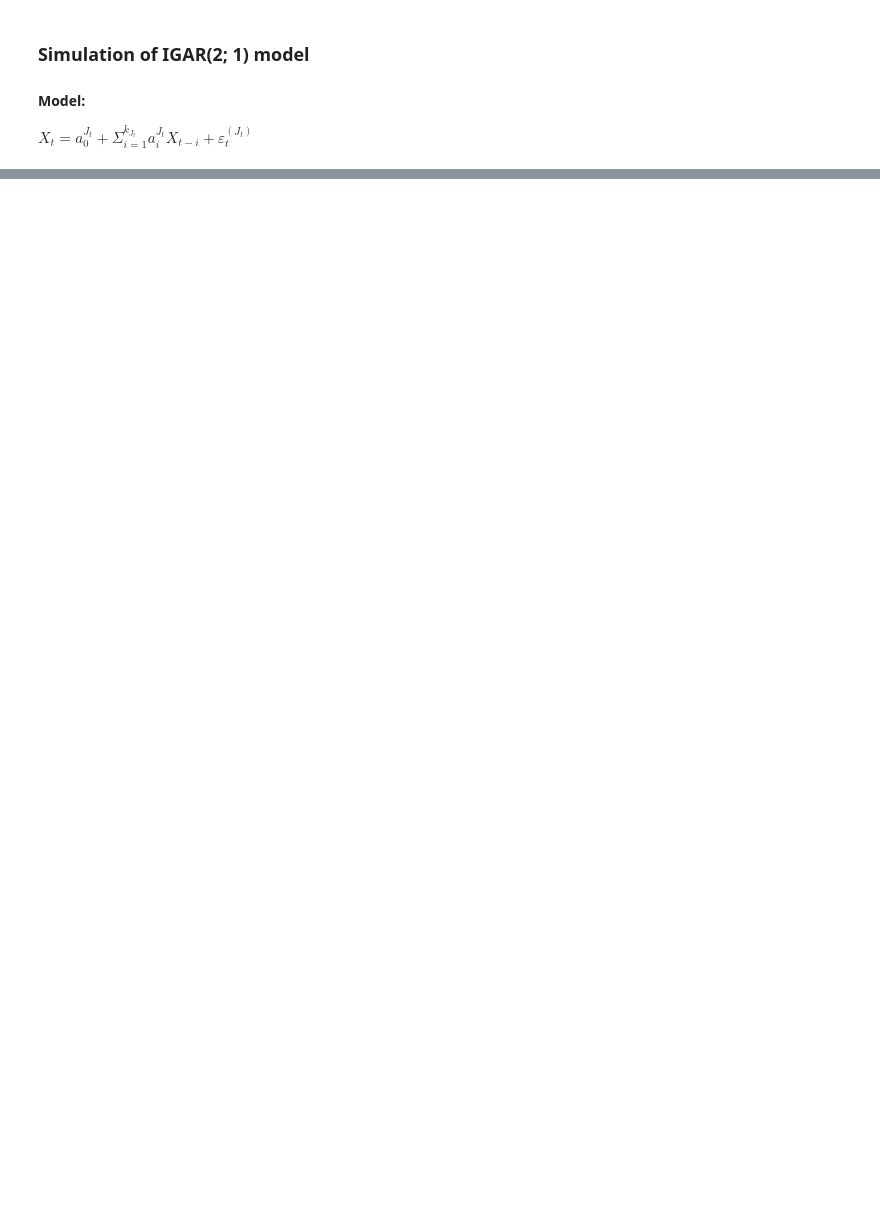
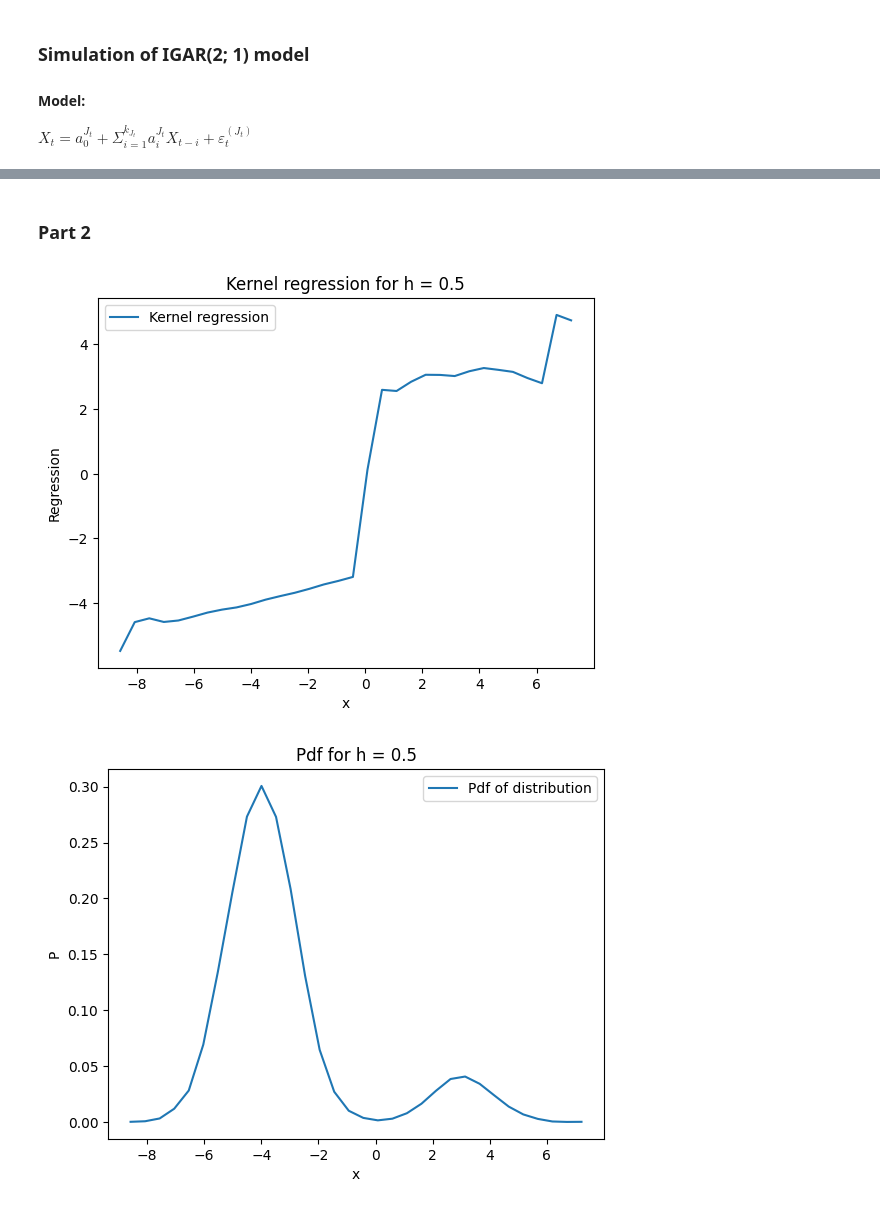
Before and after one commit to gustavn19/advanced_time_series_analysis, a Jupyter notebook: computer_exercise_1-kopi.ipynb, the cells around one changed output, grey strips where cells are left out. Saved outputs shown, nothing was run; the diff lists cells and outputs as text; code cells hidden in the pictures; blank space fills up the shorter version.

Commit message:
Updated function

```diff
--- a/computer_exercise_1-kopi.ipynb
+++ b/computer_exercise_1-kopi.ipynb
@@ -117,0 +116,58 @@ max_lag = 10
+# %% [markdown]
+### Part 2
+# %%
+# Data
+X = np.array(df['Value'])
+
+# Defining parameters
+N = len(X)
+h = 2
+
+
+def kernel(u):
+    if u > -1 and u <= 1:
+        return 1 / 2
+    else:
+        return 0
+
+def plot_kernel_reg_and_pdf(h):
+    # Defining the kernel regression and distribution parameters
+    f = []
+    f_distribution = []
+    interval = np.linspace(min(X), max(X), int(np.round((max(X) - min(X)) / h)))
+    for idx, y in enumerate(interval):
+        f_val_denom = 0
+        f_val_numer = 0
+        for X_t_idx, X_t in enumerate(X[1 : ]):
+            f_val_denom += 1 / (N * h) * kernel((y - X[X_t_idx - 1]) / h)
+            f_val_numer += 1 / (N * h) * kernel((y - X[X_t_idx - 1]) / h) * X_t
+
+        f_total = f_val_numer / f_val_denom
+        f_distribution.append(f_val_denom)
+        f.append(f_total)
+
+    # Kernel regression function of SETAR model data
+    plt.figure()
+    plt.plot(interval, f, label = "Kernel regression")
+    plt.xlabel("x")
+    plt.ylabel("Regression")
+    plt.title(f"Kernel regression for h = {h}")
+    plt.legend()
+    plt.show()
+
+    # Probability density function of SETAR model increments
+    plt.figure()
+    plt.plot(interval, f_distribution, label = "Pdf of distribution")
+    plt.xlabel("x")
+    plt.ylabel("P")
+    plt.title(f"Pdf for h = {h}")
+    plt.legend()
+    plt.show()
+
+h_list = [0.5, 1, 2, 4]
+
+for h in h_list:
+    plot_kernel_reg_and_pdf(h)
+# %% [output]
+[figure, added]
+[figure, added]
```
Also changed, not shown: parts of 7 cells of this notebook, 1 other file.
